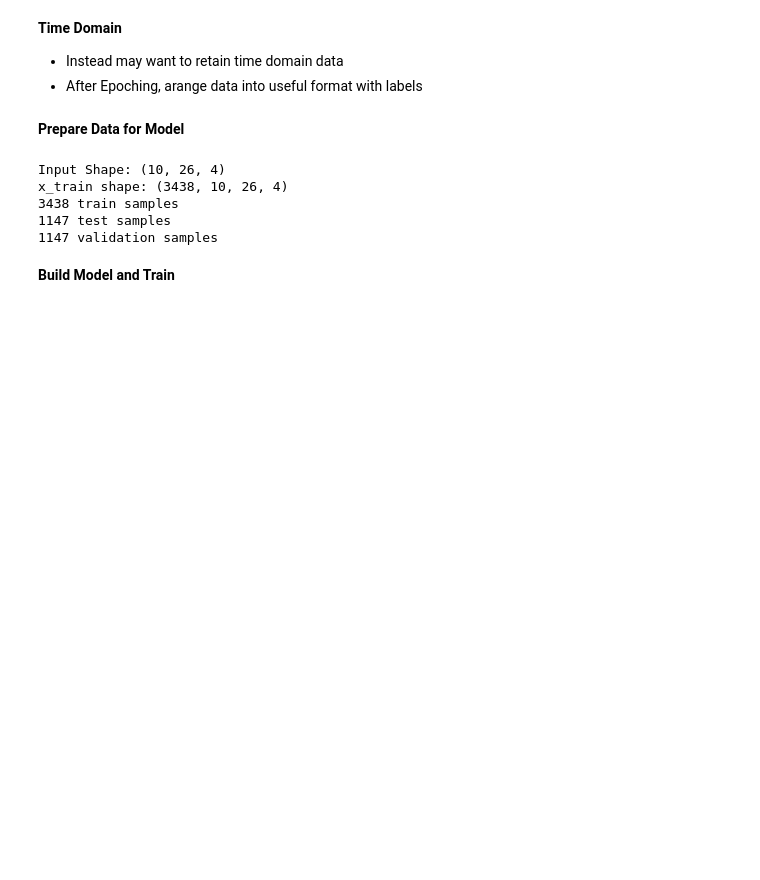
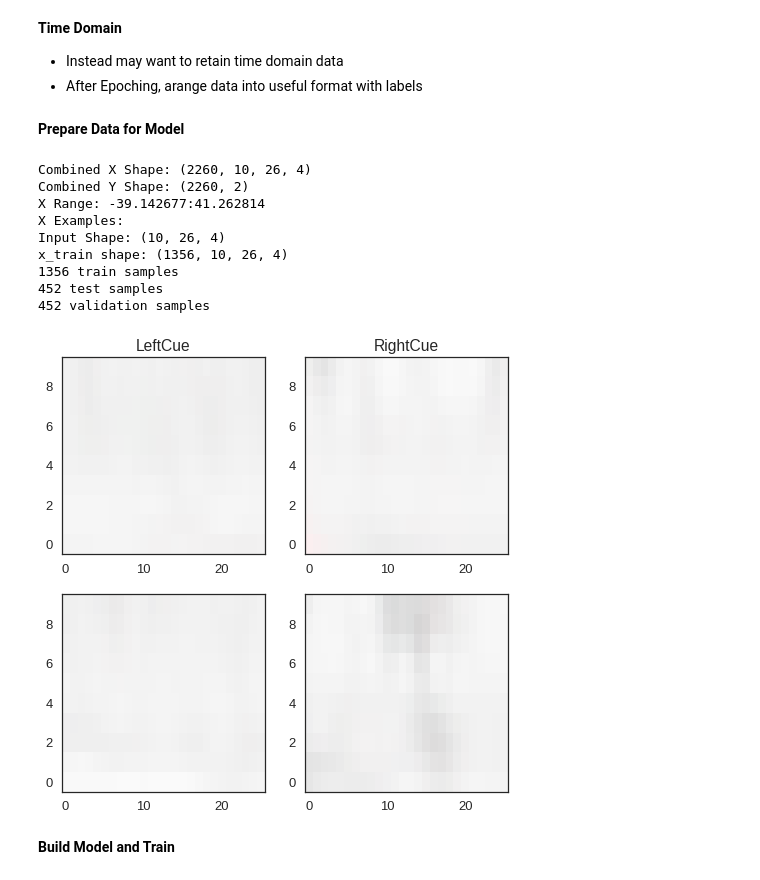
Before and after one commit to NeuroTechX/eeg-notebooks_v0.1, a Jupyter notebook: notebooks/Deep_eeg_notebooks.ipynb, the cells around one changed output. Cells and saved outputs as stored; diff of their text form; code cells hidden in the pictures; blank space fills up the shorter version.

Commit message:
Added option to keep data in time domain

```diff
--- a/notebooks/Deep_eeg_notebooks.ipynb
+++ b/notebooks/Deep_eeg_notebooks.ipynb
@@ -299,29 +266,79 @@ if not frequency_domain:
+# %%
+if not frequency_domain:
+
+  #epochs = epochs.decimate(10) #probably don't do this
+  X = np.moveaxis(epochs._data,1,2); #but channels last
+
+  #take post baseline only
+  stim_onset = np.argmax(epochs.times>0)
+  new_times = epochs.times[stim_onset:]
+  X = X[:,stim_onset:,:]
+
+  #Normalize X - need to save mean and std for future test + val
+  X = (X - np.mean(X)) / np.std(X)
+
+  Y_class = epochs.events[:,2]-1  #subtract 1 to make 0 and 1
+
+  print('X Shape: ' + str(X.shape))
+  print('Y Shape: ' + str(Y_class.shape))
+  print('Y Example: ' + str(Y_class[0:10]))
 # %% [markdown]
 **Prepare Data for Model**
 # %%
-# convert class vectors to binary class matrices and recast X
-Y = keras.utils.to_categorical(Y, num_classes)
+# convert class vectors to one hot Y and recast X
+Y = keras.utils.to_categorical(Y_class, num_classes)
 X = X.astype('float32')
 
 # Split training test and validation data
 val_prop = val_split / (1-test_split)
 x_train, x_test, y_train, y_test = train_test_split(X, Y, test_size=test_split,random_state=random_seed)
 x_train, x_val, y_train, y_val = train_test_split(x_train, y_train, test_size=val_prop, random_state=random_seed)
 
 # Compute model input shape
-input_shape = (X.shape[1], X.shape[2], len(electrodes_out))
+input_shape = X.shape[1:]
+
+print('Combined X Shape: ' + str(X.shape))
+print('Combined Y Shape: ' + str(Y.shape))
+print('X Range: ' + str(np.min(X)) + ':' + str(np.max(X)))
+print('X Examples:')
+
+#for plotting
+
+vmin = (np.std(X)/4) * -1
+vmax = np.std(X)/4
+
+#Plot Example Data
+f, axarr = plt.subplots(2,2, figsize = (8,8))
+axarr[0][0].set_title(event_ids[0])
+axarr[0][0].imshow(X[0],vmin=vmin, vmax=vmax, aspect='auto')
+
+axarr[0][0].invert_yaxis()
+axarr[1][0].imshow(X[1],vmin=vmin, vmax=vmax, aspect='auto')
+axarr[1][0].invert_yaxis()
+
+axarr[0][1].set_title(event_ids[1])
+axarr[0][1].imshow(X[-1],vmin=vmin, vmax=vmax, aspect='auto')
+axarr[0][1].invert_yaxis()
+axarr[1][1].imshow(X[-2],vmin=vmin, vmax=vmax, aspect='auto')
+axarr[1][1].invert_yaxis()
+;
 
 print('Input Shape: ' + str(input_shape))
 print('x_train shape:', x_train.shape)
 print(x_train.shape[0], 'train samples')
 print(x_test.shape[0], 'test samples')
 print(x_val.shape[0], 'validation samples')
 # %% [output]
+Combined X Shape: (2260, 10, 26, 4)
+Combined Y Shape: (2260, 2)
+X Range: -39.142677:41.262814
+X Examples:
 Input Shape: (10, 26, 4)
-x_train shape: (3438, 10, 26, 4)
-3438 train samples
-1147 test samples
-1147 validation samples
+x_train shape: (1356, 10, 26, 4)
+1356 train samples
+452 test samples
+452 validation samples
+[figure, added]
 # %% [markdown]
 **Build Model and Train**
 # %%
```
Also changed, not shown: parts of 7 cells of this notebook.
